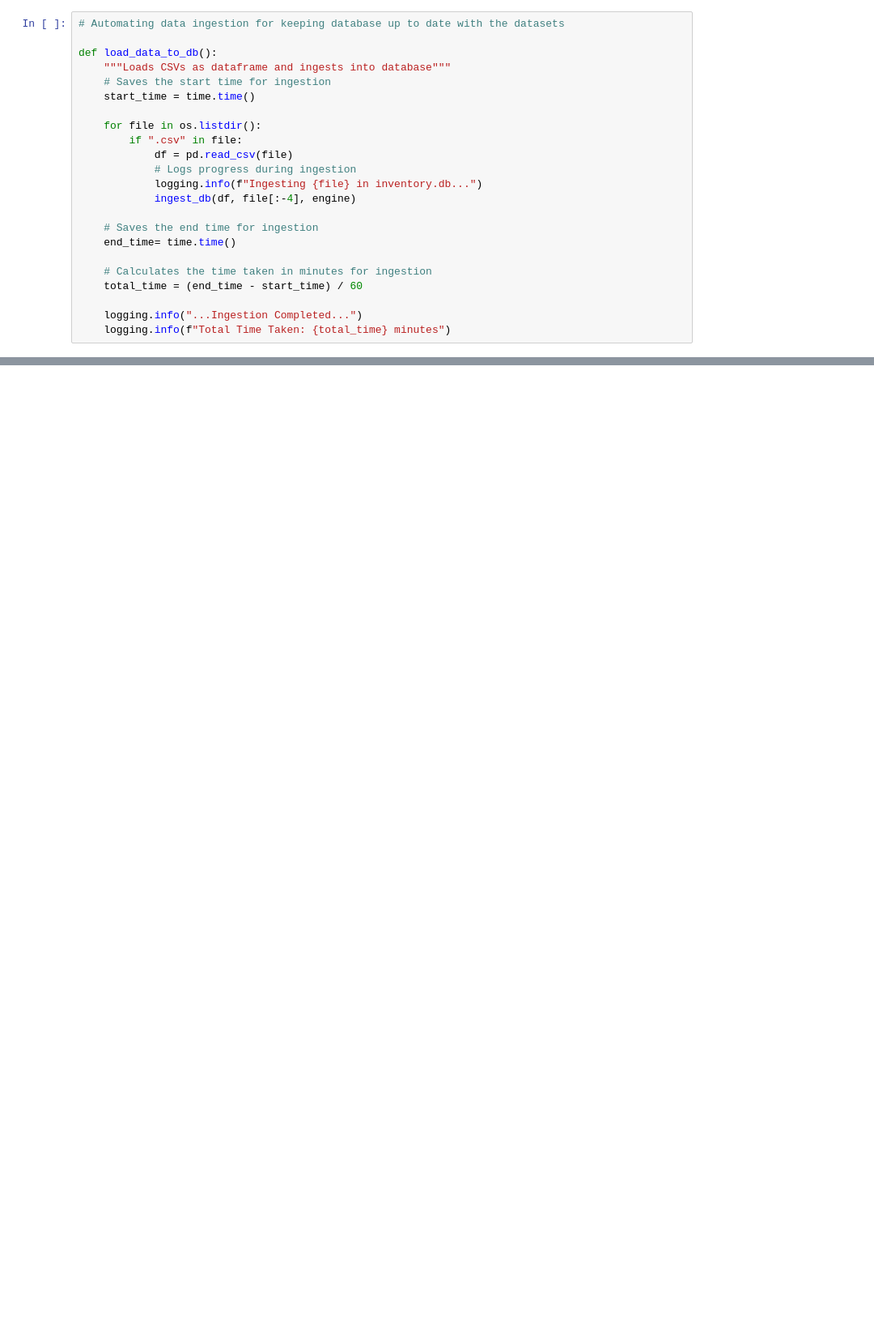
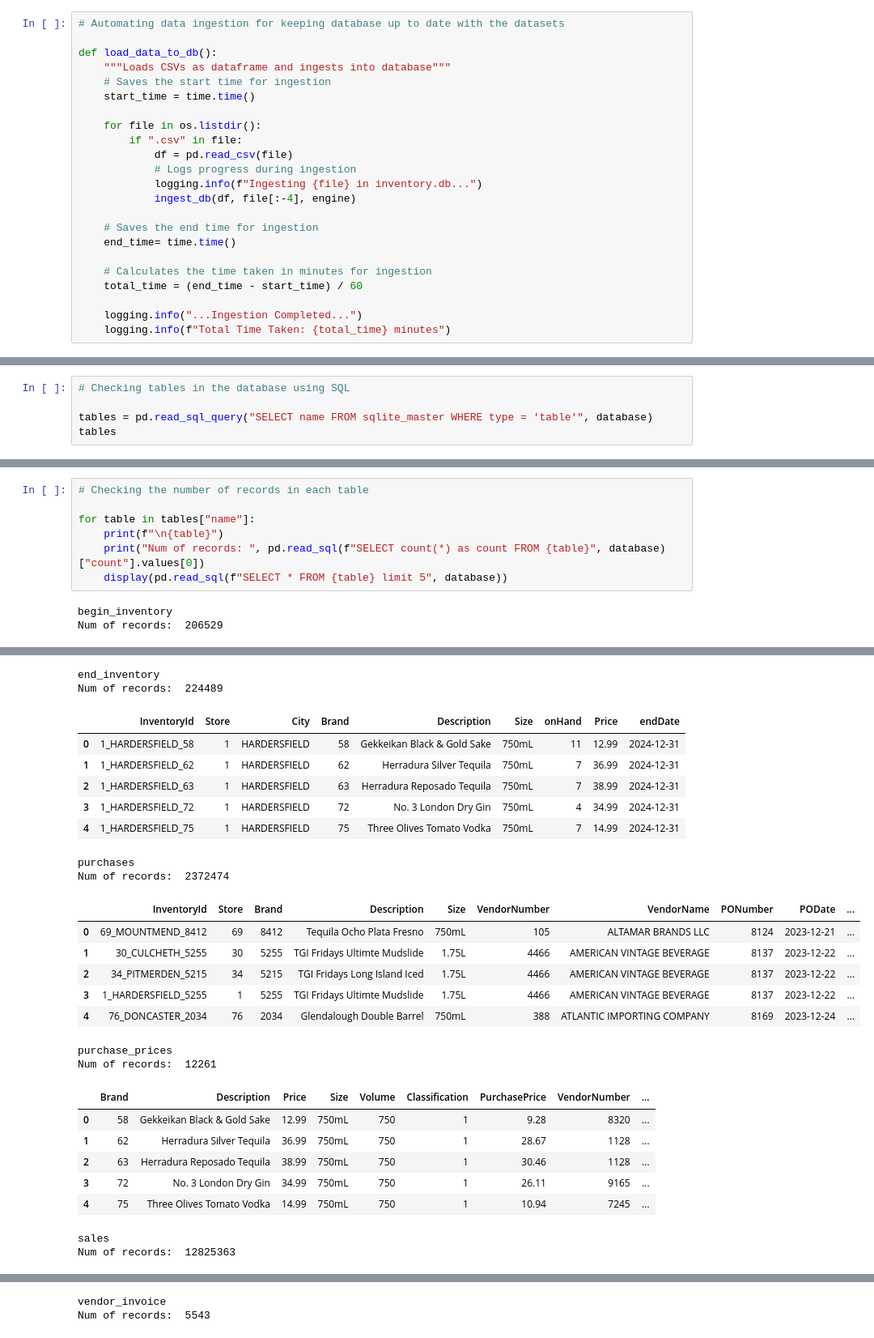
Before and after one commit to fahim-ysr/Vendor-Performance-Analysis, a Jupyter notebook: Analysis.ipynb, the cells around one changed output, grey strips where cells are left out. Shown at 81% size. Drawn from its saved outputs; the diff is of its cells as text; blank space fills up the shorter version.

```diff
--- a/Analysis.ipynb
+++ b/Analysis.ipynb
@@ -75,0 +83,5 @@ def load_data_to_db():
+# %%
+# Checking tables in the database using SQL
+
+tables = pd.read_sql_query("SELECT name FROM sqlite_master WHERE type = 'table'", database)
+tables
@@ -75,0 +96,10 @@ def load_data_to_db():
+# %%
+# Checking the number of records in each table
+
+for table in tables["name"]:
+    print(f"\n{table}")
+    print("Num of records: ", pd.read_sql(f"SELECT count(*) as count FROM {table}", database)["count"].values[0])
+    display(pd.read_sql(f"SELECT * FROM {table} limit 5", database))
+# %% [output]
+begin_inventory
+Num of records:  206529
@@ -75,0 +112,26 @@ def load_data_to_db():
+end_inventory
+Num of records:  224489
+|  | InventoryId | Store | City | Brand | Description | Size | onHand | Price | endDate |
+| 0 | 1_HARDERSFIELD_58 | 1 | HARDERSFIELD | 58 | Gekkeikan Black & Gold Sake | 750mL | 11 | 12.99 | 2024-12-31 |
+| 1 | 1_HARDERSFIELD_62 | 1 | HARDERSFIELD | 62 | Herradura Silver Tequila | 750mL | 7 | 36.99 | 2024-12-31 |
+| 2 | 1_HARDERSFIELD_63 | 1 | HARDERSFIELD | 63 | Herradura Reposado Tequila | 750mL | 7 | 38.99 | 2024-12-31 |
+| 3 | 1_HARDERSFIELD_72 | 1 | HARDERSFIELD | 72 | No. 3 London Dry Gin | 750mL | 4 | 34.99 | 2024-12-31 |
+| 4 | 1_HARDERSFIELD_75 | 1 | HARDERSFIELD | 75 | Three Olives Tomato Vodka | 750mL | 7 | 14.99 | 2024-12-31 |
+purchases
+Num of records:  2372474
+|  | InventoryId | Store | Brand | Description | Size | VendorNumber | VendorName | PONumber | PODate | ... |
+| 0 | 69_MOUNTMEND_8412 | 69 | 8412 | Tequila Ocho Plata Fresno | 750mL | 105 | ALTAMAR BRANDS LLC | 8124 | 2023-12-21 | ... |
+| 1 | 30_CULCHETH_5255 | 30 | 5255 | TGI Fridays Ultimte Mudslide | 1.75L | 4466 | AMERICAN VINTAGE BEVERAGE | 8137 | 2023-12-22 | ... |
+| 2 | 34_PITMERDEN_5215 | 34 | 5215 | TGI Fridays Long Island Iced | 1.75L | 4466 | AMERICAN VINTAGE BEVERAGE | 8137 | 2023-12-22 | ... |
+| 3 | 1_HARDERSFIELD_5255 | 1 | 5255 | TGI Fridays Ultimte Mudslide | 1.75L | 4466 | AMERICAN VINTAGE BEVERAGE | 8137 | 2023-12-22 | ... |
+| 4 | 76_DONCASTER_2034 | 76 | 2034 | Glendalough Double Barrel | 750mL | 388 | ATLANTIC IMPORTING COMPANY | 8169 | 2023-12-24 | ... |
+purchase_prices
+Num of records:  12261
+|  | Brand | Description | Price | Size | Volume | Classification | PurchasePrice | VendorNumber | ... |
+| 0 | 58 | Gekkeikan Black & Gold Sake | 12.99 | 750mL | 750 | 1 | 9.28 | 8320 | ... |
+| 1 | 62 | Herradura Silver Tequila | 36.99 | 750mL | 750 | 1 | 28.67 | 1128 | ... |
+| 2 | 63 | Herradura Reposado Tequila | 38.99 | 750mL | 750 | 1 | 30.46 | 1128 | ... |
+| 3 | 72 | No. 3 London Dry Gin | 34.99 | 750mL | 750 | 1 | 26.11 | 9165 | ... |
+| 4 | 75 | Three Olives Tomato Vodka | 14.99 | 750mL | 750 | 1 | 10.94 | 7245 | ... |
+sales
+Num of records:  12825363
@@ -75,0 +144,2 @@ def load_data_to_db():
+vendor_invoice
+Num of records:  5543
```
Also changed, not shown: parts of 16 cells of this notebook.
